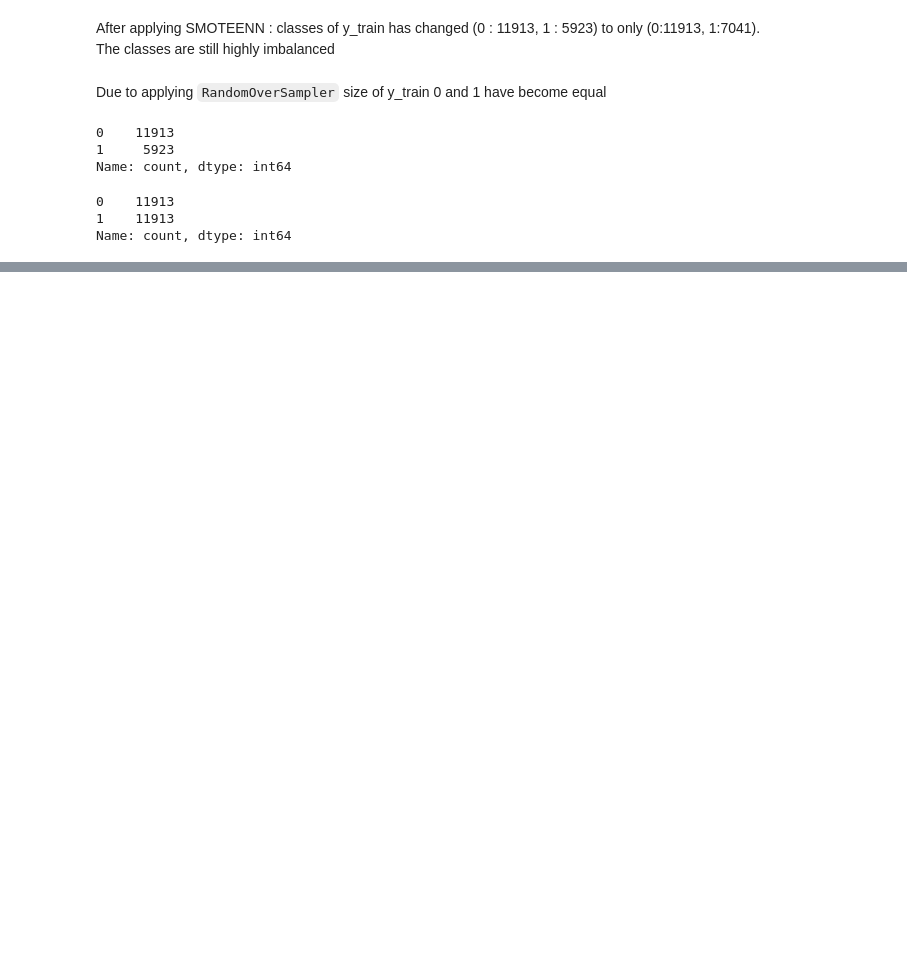
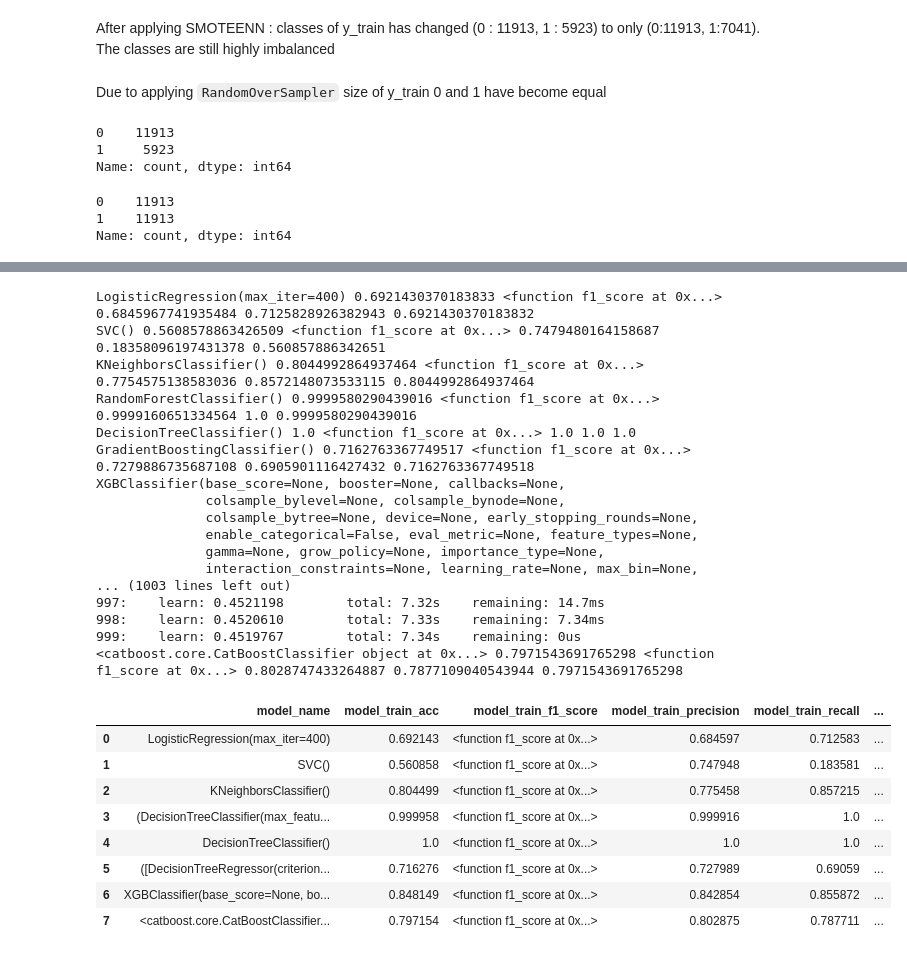
Before and after one commit to mkr9395/project-structure-ewb, a Jupyter notebook: notebooks/feature engineering.ipynb, the cells around one changed output, grey strips where cells are left out. Cells and saved outputs as stored; diff of their text form; code cells hidden in the pictures; blank space fills up the shorter version.

Commit message:
vanilla classifier with bad results

```diff
--- a/notebooks/feature engineering.ipynb
+++ b/notebooks/feature engineering.ipynb
@@ -677,0 +744,8 @@ Name: count, dtype: int64
+# %%
+def evaluation(true, predicted):
+    acc = accuracy_score(true, predicted)
+    f1 = f1_score(true, predicted)
+    precision = precision_score(true, predicted)
+    recall = recall_score(true, predicted)
+    roc_auc =   roc_auc_score(true, predicted)
+    return acc , f1_score, precision, recall, roc_auc
@@ -677,0 +763,3 @@ Name: count, dtype: int64
+# %%
+for i in models.values():
+    print(i)
@@ -677,0 +785,60 @@ Name: count, dtype: int64
+# %%
+new_df =pd.DataFrame(columns=['model_train_acc' , 'model_train_f1_score', 'model_train_precision', 'model_train_recall',
+                              'model_train_roc_auc','model_test_acc' , 'model_test_f1_score', 'model_test_precision', 'model_test_recall', 'model_test_roc_auc'])
+# %%
+def evaluate_model(X_train_resampled, y_train_resampled, X_test_transformed,y_test)-> float:
+
+    new_df =pd.DataFrame(columns=['model_name','model_train_acc' , 'model_train_f1_score', 'model_train_precision', 'model_train_recall', 'model_train_roc_auc',
+                                  'model_test_acc' , 'model_test_f1_score', 'model_test_precision', 'model_test_recall', 'model_test_roc_auc'])
+
+    for i , model in enumerate(models.values()):
+
+        new_df.loc[i,'model_name'] = model
+        model.fit(X_train_resampled, y_train_resampled)
+
+        y_train_pred = model.predict(X_train_resampled)
+        y_test_pred = model.predict(X_test_transformed)
+
+
+        # train data accuracy
+        model_train_acc , model_train_f1_score, model_train_precision, model_train_recall, model_train_roc_auc = evaluation(y_train_resampled,y_train_pred)
+
+        # test data accuracy
+        model_test_acc , model_test_f1_score, model_test_precision, model_test_recall, model_test_roc_auc = evaluation(y_test,y_test_pred)
+
+
+
+        new_df.loc[i,['model_train_acc' , 'model_train_f1_score', 'model_train_precision', 'model_train_recall', 'model_train_roc_auc']] = model_train_acc , model_train_f1_score, model_train_precision, model_train_recall, model_train_roc_auc
+        new_df.loc[i,['model_test_acc' , 'model_test_f1_score', 'model_test_precision', 'model_test_recall', 'model_test_roc_auc']] = model_test_acc , model_test_f1_score, model_test_precision, model_test_recall, model_test_roc_auc
+
+    return new_df
+# %%
+new_df = evaluate_model(X_train_resampled, y_train_resampled, X_test_transformed,y_test)
+new_df
+# %% [output]
+LogisticRegression(max_iter=400) 0.6921430370183833 <function f1_score at 0x...> 0.6845967741935484 0.7125828926382943 0.6921430370183832
+SVC() 0.5608578863426509 <function f1_score at 0x...> 0.7479480164158687 0.18358096197431378 0.560857886342651
+KNeighborsClassifier() 0.8044992864937464 <function f1_score at 0x...> 0.7754575138583036 0.8572148073533115 0.8044992864937464
+RandomForestClassifier() 0.9999580290439016 <function f1_score at 0x...> 0.9999160651334564 1.0 0.9999580290439016
+DecisionTreeClassifier() 1.0 <function f1_score at 0x...> 1.0 1.0 1.0
+GradientBoostingClassifier() 0.7162763367749517 <function f1_score at 0x...> 0.7279886735687108 0.6905901116427432 0.7162763367749518
+XGBClassifier(base_score=None, booster=None, callbacks=None,
+              colsample_bylevel=None, colsample_bynode=None,
+              colsample_bytree=None, device=None, early_stopping_rounds=None,
+              enable_categorical=False, eval_metric=None, feature_types=None,
+              gamma=None, grow_policy=None, importance_type=None,
+              interaction_constraints=None, learning_rate=None, max_bin=None,
+... (1003 lines left out)
+997:    learn: 0.4521198        total: 7.32s    remaining: 14.7ms
+998:    learn: 0.4520610        total: 7.33s    remaining: 7.34ms
+999:    learn: 0.4519767        total: 7.34s    remaining: 0us
+<catboost.core.CatBoostClassifier object at 0x...> 0.7971543691765298 <function f1_score at 0x...> 0.8028747433264887 0.7877109040543944 0.7971543691765298
+|  | model_name | model_train_acc | model_train_f1_score | model_train_precision | model_train_recall | ... |
+| 0 | LogisticRegression(max_iter=400) | 0.692143 | <function f1_score at 0x...> | 0.684597 | 0.712583 | ... |
+| 1 | SVC() | 0.560858 | <function f1_score at 0x...> | 0.747948 | 0.183581 | ... |
+| 2 | KNeighborsClassifier() | 0.804499 | <function f1_score at 0x...> | 0.775458 | 0.857215 | ... |
+| 3 | (DecisionTreeClassifier(max_featu... | 0.999958 | <function f1_score at 0x...> | 0.999916 | 1.0 | ... |
+| 4 | DecisionTreeClassifier() | 1.0 | <function f1_score at 0x...> | 1.0 | 1.0 | ... |
+| 5 | ([DecisionTreeRegressor(criterion... | 0.716276 | <function f1_score at 0x...> | 0.727989 | 0.69059 | ... |
+| 6 | XGBClassifier(base_score=None, bo... | 0.848149 | <function f1_score at 0x...> | 0.842854 | 0.855872 | ... |
+| 7 | <catboost.core.CatBoostClassifier... | 0.797154 | <function f1_score at 0x...> | 0.802875 | 0.787711 | ... |
```
Also changed, not shown: parts of 15 cells of this notebook, 4 other files.
